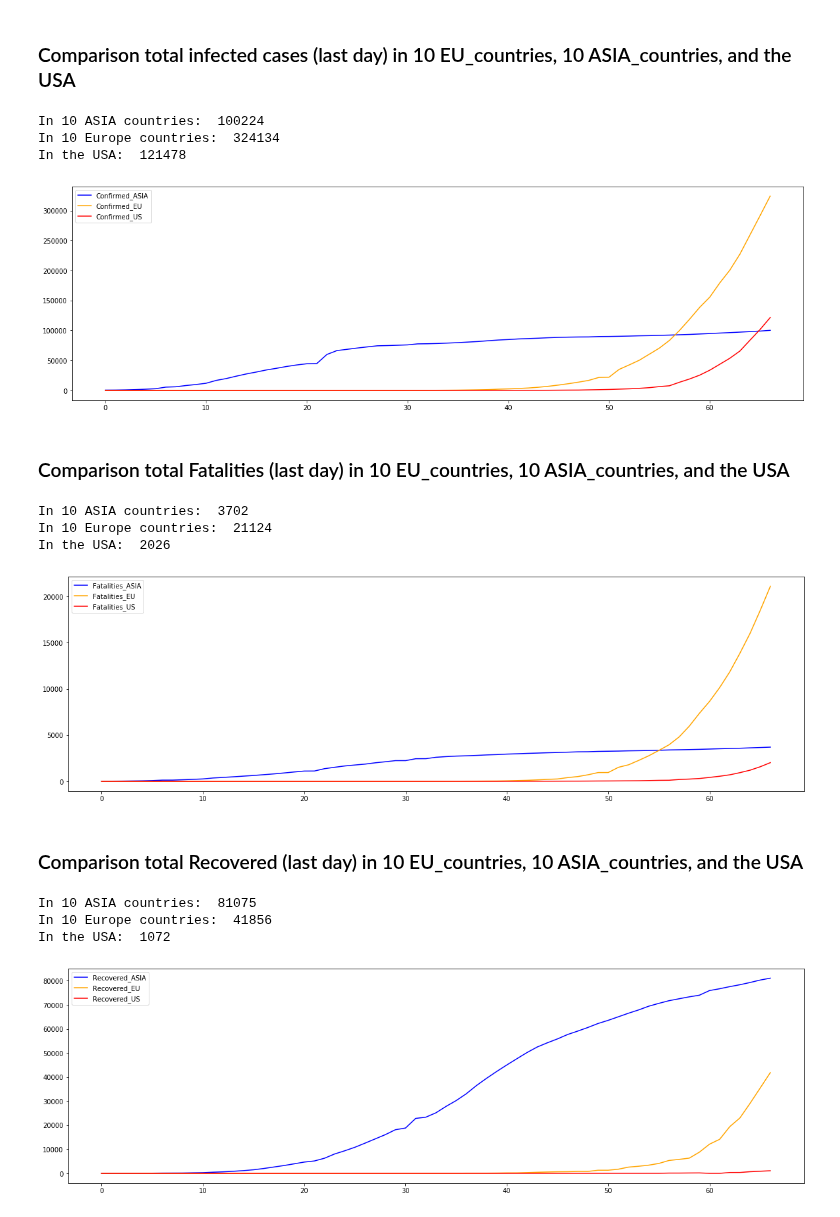
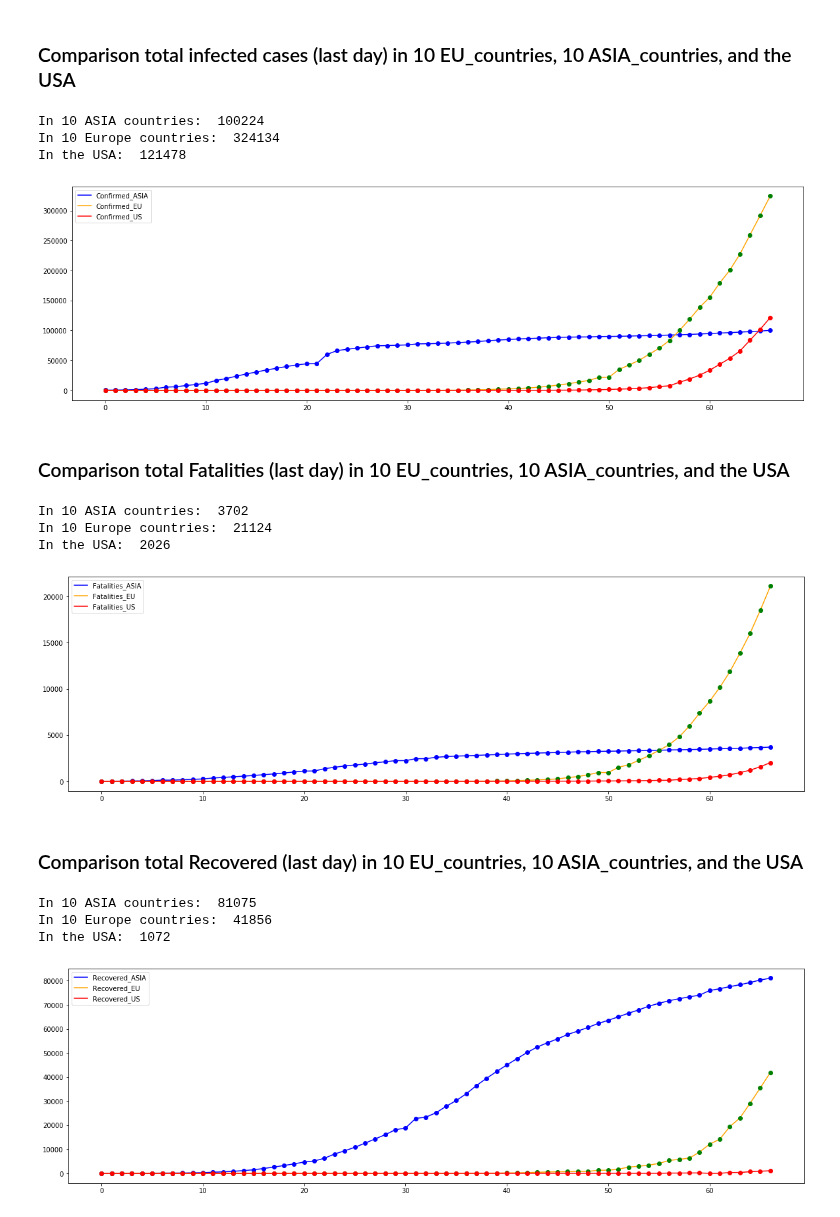
Before and after one commit to lphan/ML-Practices, a Jupyter notebook: 18_Covid-19/18_Covid-19_eu_asia.ipynb, the cells around one changed output. Cells and saved outputs as stored; diff of their text form; code cells hidden in the pictures.

```diff
--- a/18_Covid-19/18_Covid-19_eu_asia.ipynb
+++ b/18_Covid-19/18_Covid-19_eu_asia.ipynb
@@ -39,23 +39,30 @@ print(asia_10countries)
 # %%
 # Todo: bar_chart
 plt.plot(x_dat, asia_total, color='blue', label='Confirmed_ASIA')
+plt.plot(x_dat, asia_total, 'ob')
 plt.plot(x_dat, eu_total, color='orange', label='Confirmed_EU')
+plt.plot(x_dat, eu_total, 'og')
 plt.plot(x_dat, y_dat_us, color='red', label='Confirmed_US')
+plt.plot(x_dat, y_dat_us, 'or')
 plt.legend()
+
 print("In 10 ASIA countries: ", asia_total[-1])
 print("In 10 Europe countries: ", eu_total[-1])
 print("In the USA: ", y_dat_us[-1])
 # %% [output]
 In 10 ASIA countries:  100224
 In 10 Europe countries:  324134
 In the USA:  121478
-[figure, old version]
+[figure, new version]
 # %% [markdown]
 ### Comparison total Fatalities (last day) in 10 EU_countries, 10 ASIA_countries, and the USA
 # %%
 plt.plot(x_dat, asia_deaths_total, color='blue', label='Fatalities_ASIA')
+plt.plot(x_dat, asia_deaths_total, 'ob')
 plt.plot(x_dat, eu_deaths_total, color='orange', label='Fatalities_EU')
+plt.plot(x_dat, eu_deaths_total, 'og')
 plt.plot(x_dat, y_dat_death_us, color='red', label='Fatalities_US')
+plt.plot(x_dat, y_dat_death_us, 'or')
 plt.legend()
 
 print("In 10 ASIA countries: ", asia_deaths_total[-1])
@@ -65,13 +72,16 @@ print("In the USA: ", y_dat_death_us[-1])
 In 10 ASIA countries:  3702
 In 10 Europe countries:  21124
 In the USA:  2026
-[figure, old version]
+[figure, new version]
 # %% [markdown]
 ### Comparison total Recovered (last day) in 10 EU_countries, 10 ASIA_countries, and the USA
 # %%
 plt.plot(x_dat, asia_rec_total, color='blue', label='Recovered_ASIA')
+plt.plot(x_dat, asia_rec_total, 'ob')
 plt.plot(x_dat, eu_rec_total, color='orange', label='Recovered_EU')
+plt.plot(x_dat, eu_rec_total, 'og')
 plt.plot(x_dat, y_dat_recovered_us, color='red', label='Recovered_US')
+plt.plot(x_dat, y_dat_recovered_us, 'or')
 plt.legend()
 
 print("In 10 ASIA countries: ", asia_rec_total[-1])
@@ -81,4 +91,4 @@ print("In the USA: ", y_dat_recovered_us[-1])
 In 10 ASIA countries:  81075
 In 10 Europe countries:  41856
 In the USA:  1072
-[figure, old version]
+[figure, new version]
```
Also changed, not shown: 2 other files.
